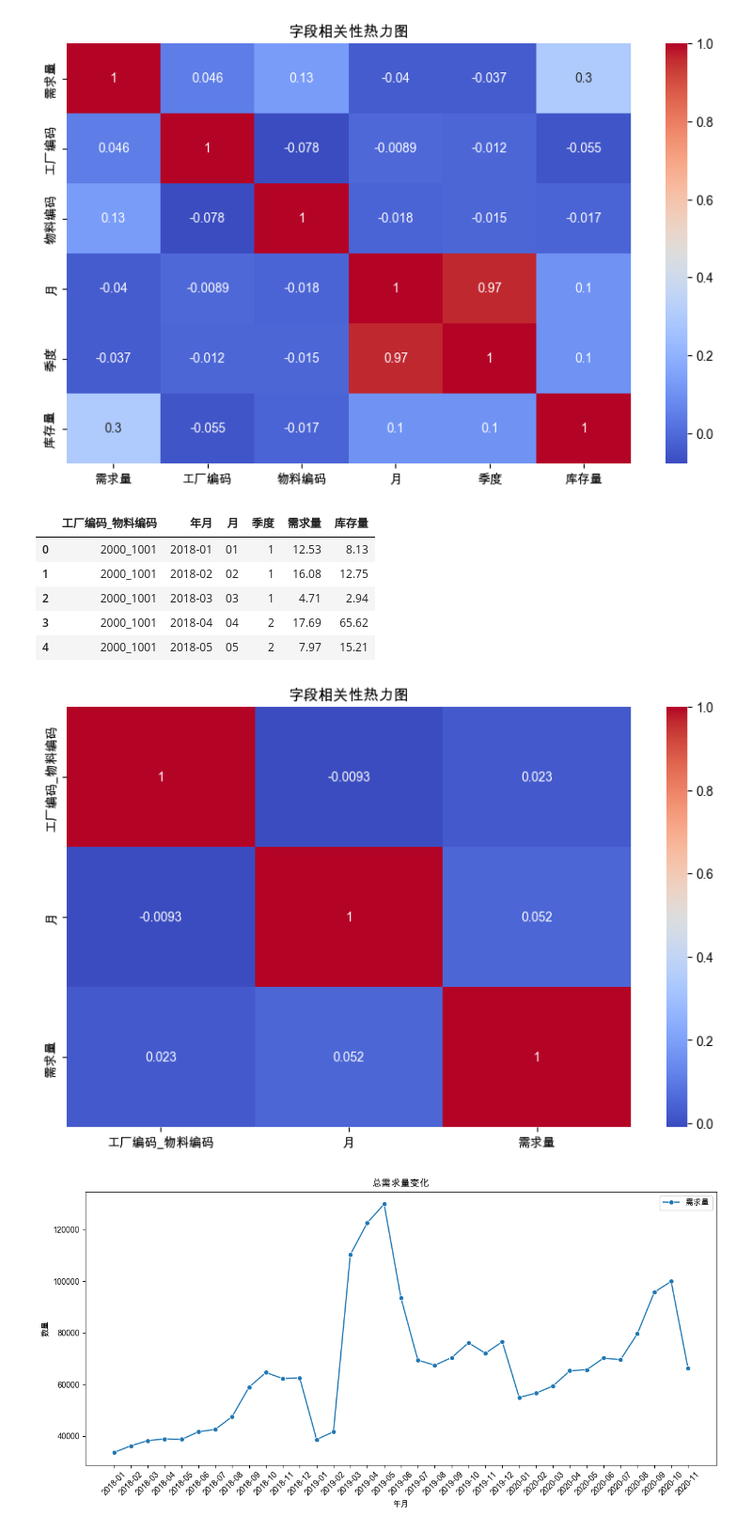
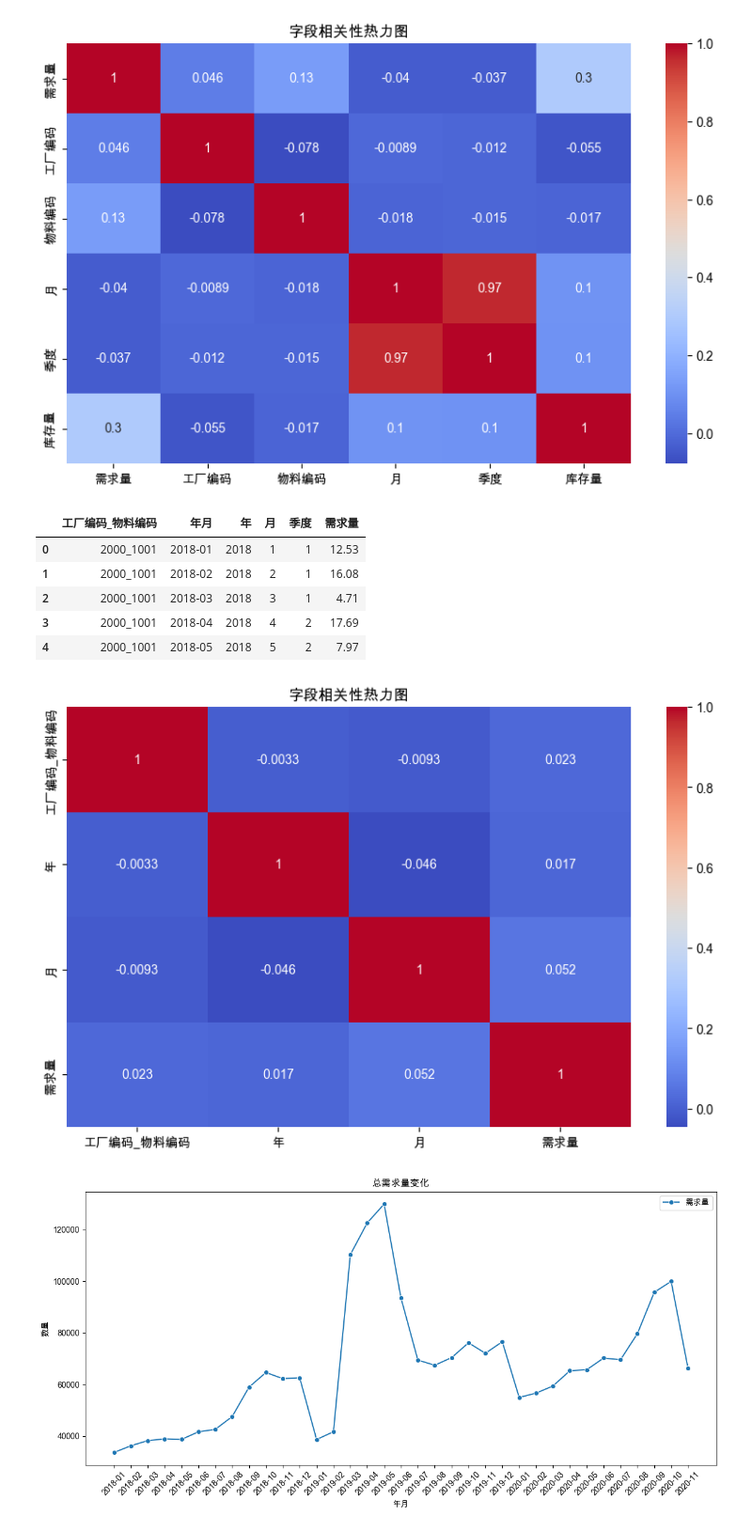
Before and after one commit to djwxfdt/mse-material-predict, a Jupyter notebook: app.ipynb, the cells around one changed output. Shown at 94% size. Drawn from its saved outputs; the diff is of its cells as text; code cells hidden in the pictures.

```diff
--- a/app.ipynb
+++ b/app.ipynb
@@ -476,22 +476,26 @@ plt.show()
 # 经分析 需求量与库存量、物料编码、工厂编码有很大可能存在关联性，考虑到最终预测是通过工厂编码 + 物料编码 进行预测的，故这里将数据进行预处理
 
 df_merged['工厂编码_物料编码'] = df_merged['工厂编码'].astype(str) + '_' + df_merged['物料编码'].astype(str)
-df_final = df_merged.groupby(['工厂编码_物料编码', '年月', '月', '季度']).agg({'需求量': 'sum', '库存量': 'sum' }).reset_index()
+df_merged['年'] = df_merged['年月'].str[:4]
+df_final = df_merged.groupby(['工厂编码_物料编码', '年月', '年', '月', '季度']).agg({'需求量': 'sum' }).reset_index()
+df_final['年'] = df_final['年'].astype(int)
+df_final['月'] = df_final['月'].astype(int)
+df_final['季度'] = df_final['季度'].astype(int)
 df_final.head()
 # %% [output]
-|  | 工厂编码_物料编码 | 年月 | 月 | 季度 | 需求量 | 库存量 |
-| 0 | 2000_1001 | 2018-01 | 01 | 1 | 12.53 | 8.13 |
-| 1 | 2000_1001 | 2018-02 | 02 | 1 | 16.08 | 12.75 |
-| 2 | 2000_1001 | 2018-03 | 03 | 1 | 4.71 | 2.94 |
-| 3 | 2000_1001 | 2018-04 | 04 | 2 | 17.69 | 65.62 |
-| 4 | 2000_1001 | 2018-05 | 05 | 2 | 7.97 | 15.21 |
+|  | 工厂编码_物料编码 | 年月 | 年 | 月 | 季度 | 需求量 |
+| 0 | 2000_1001 | 2018-01 | 2018 | 1 | 1 | 12.53 |
+| 1 | 2000_1001 | 2018-02 | 2018 | 2 | 1 | 16.08 |
+| 2 | 2000_1001 | 2018-03 | 2018 | 3 | 1 | 4.71 |
+| 3 | 2000_1001 | 2018-04 | 2018 | 4 | 2 | 17.69 |
+| 4 | 2000_1001 | 2018-05 | 2018 | 5 | 2 | 7.97 |
 # %%
-df_numeric = df_final[['工厂编码_物料编码', '月', '需求量']]
+df_numeric = df_final[['工厂编码_物料编码', '年', '月', '需求量']]
 correlation_matrix = df_numeric.corr()
 plt.figure(figsize=(10, 6))
 sns.heatmap(correlation_matrix, annot=True, cmap='coolwarm')
 plt.title('字段相关性热力图')
 plt.show()
 # %% [output]
-[figure, old version]
+[figure, new version]
 # %%
```
Also changed, not shown: parts of 12 cells of this notebook, 1 other file.
